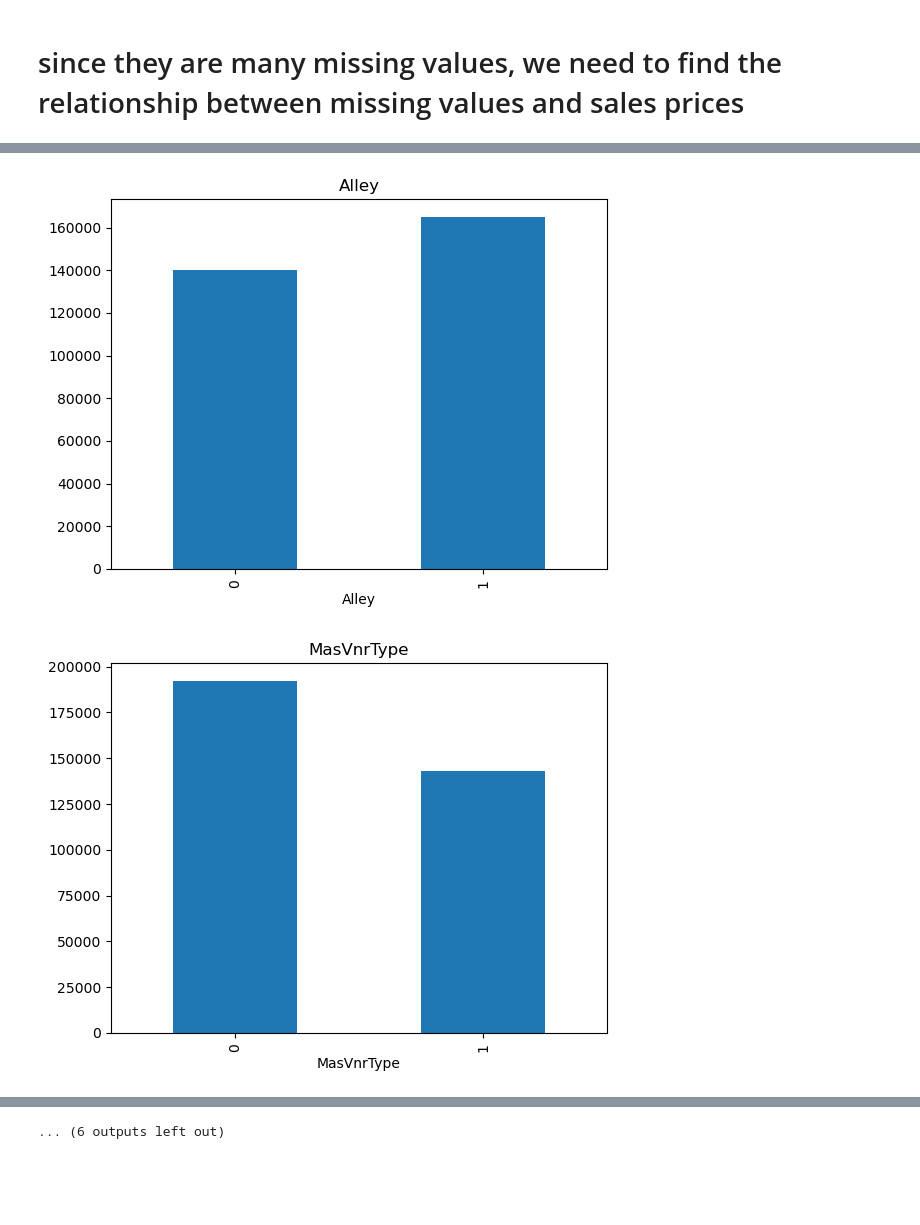
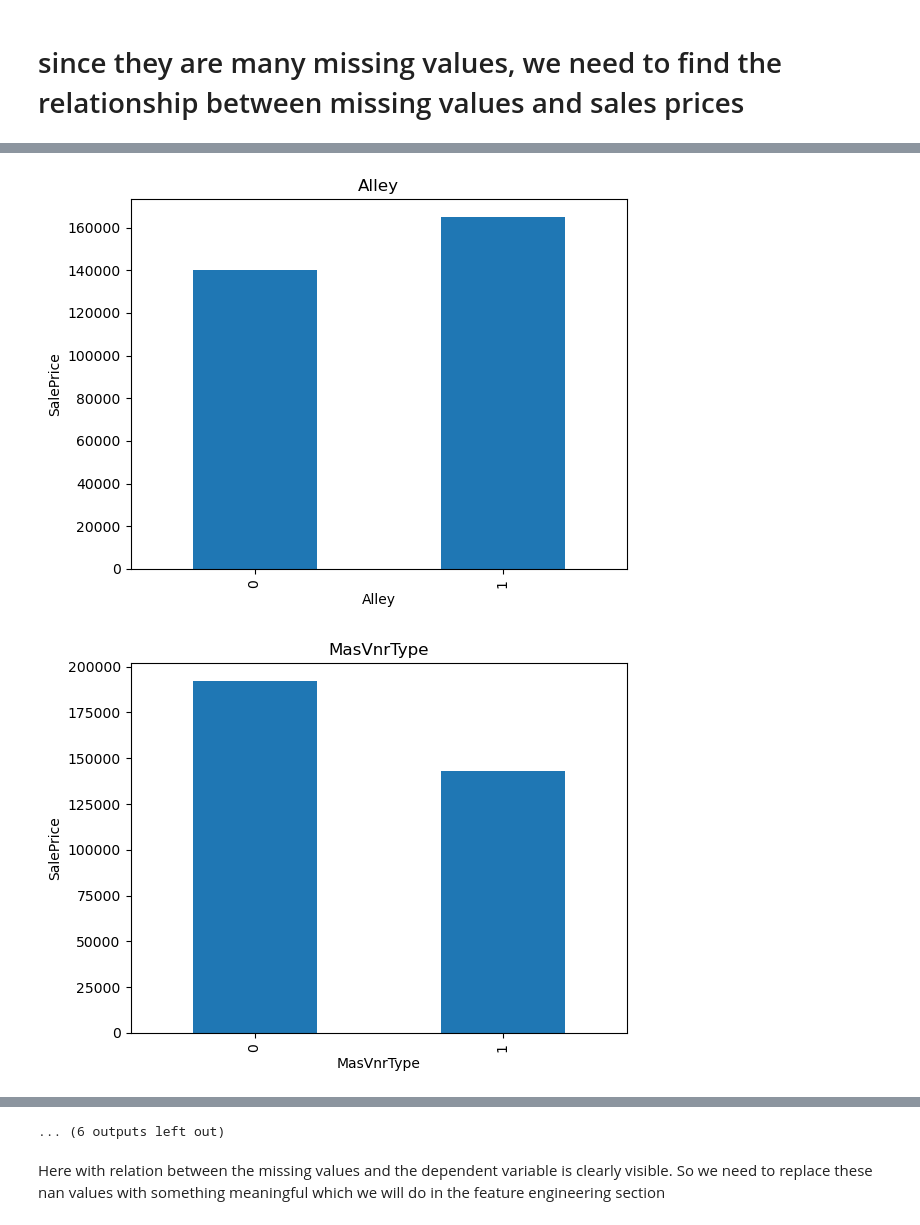
Before and after one commit to Immortal-Pi/AdvanceStatistics, a Jupyter notebook: Basics/HousePricePrediction.ipynb, the cells around one changed output, grey strips where cells are left out. Drawn from its saved outputs; the diff is of its cells as text; code cells hidden in the pictures; blank space fills up the shorter version.

Commit message:
house prices stats

```diff
--- a/Basics/HousePricePrediction.ipynb
+++ b/Basics/HousePricePrediction.ipynb
@@ -72,9 +72,11 @@ for feature in data.columns:
 # %%
 for feature in features_with_na:
     data1=data.copy()
+    # lets make a variable that indicates 1 if value is missing and 0 if not
     data1[feature] = np.where(data[feature].isnull(),1,0)
-
+    # calculate the mean saleprice where the information is missing or
     data1.groupby(feature)['SalePrice'].median().plot.bar()
     plt.title(feature)
+    plt.ylabel('SalePrice')
     plt.show()
 # %% [output]
@@ -82,2 +84,2 @@ for feature in features_with_na:
-[figure, old version]
+[figure, new version]
-[figure, old version]
+[figure, new version]
@@ -93 +95,3 @@ for feature in features_with_na:
 ... (6 outputs left out)
+# %% [markdown]
+Here with relation between the missing values and the dependent variable is clearly visible. So we need to replace these nan values with something meaningful which we will do in the feature engineering section
```
Also changed, not shown: parts of 14 cells of this notebook.
